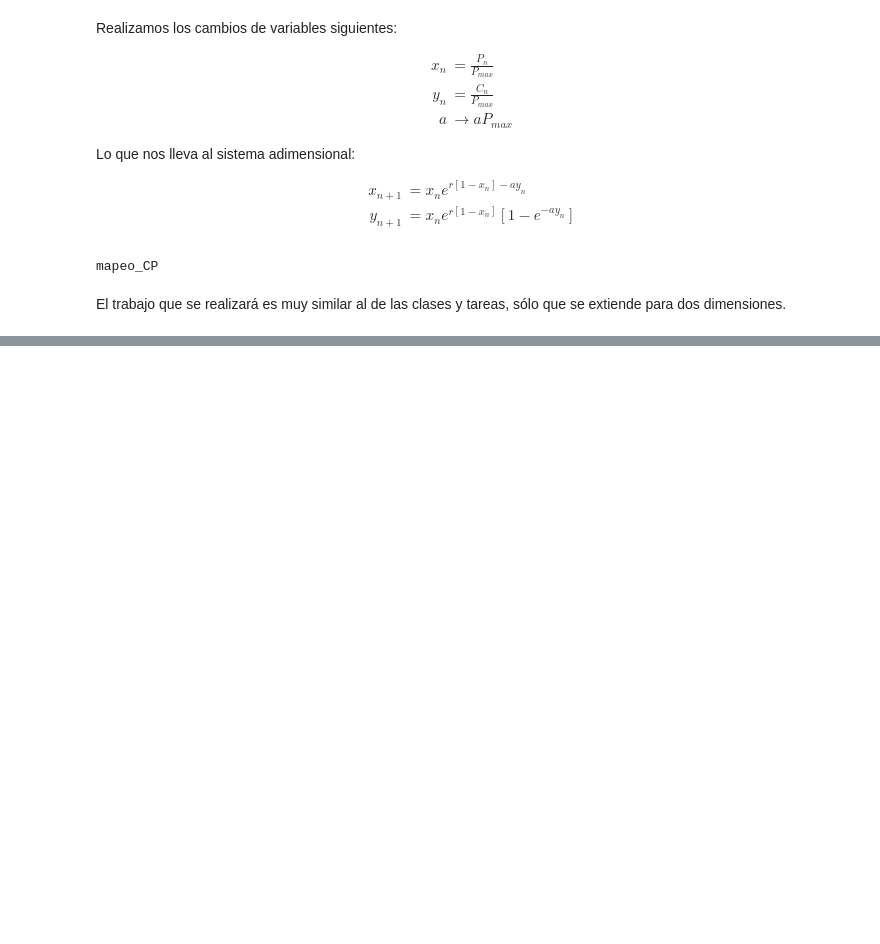
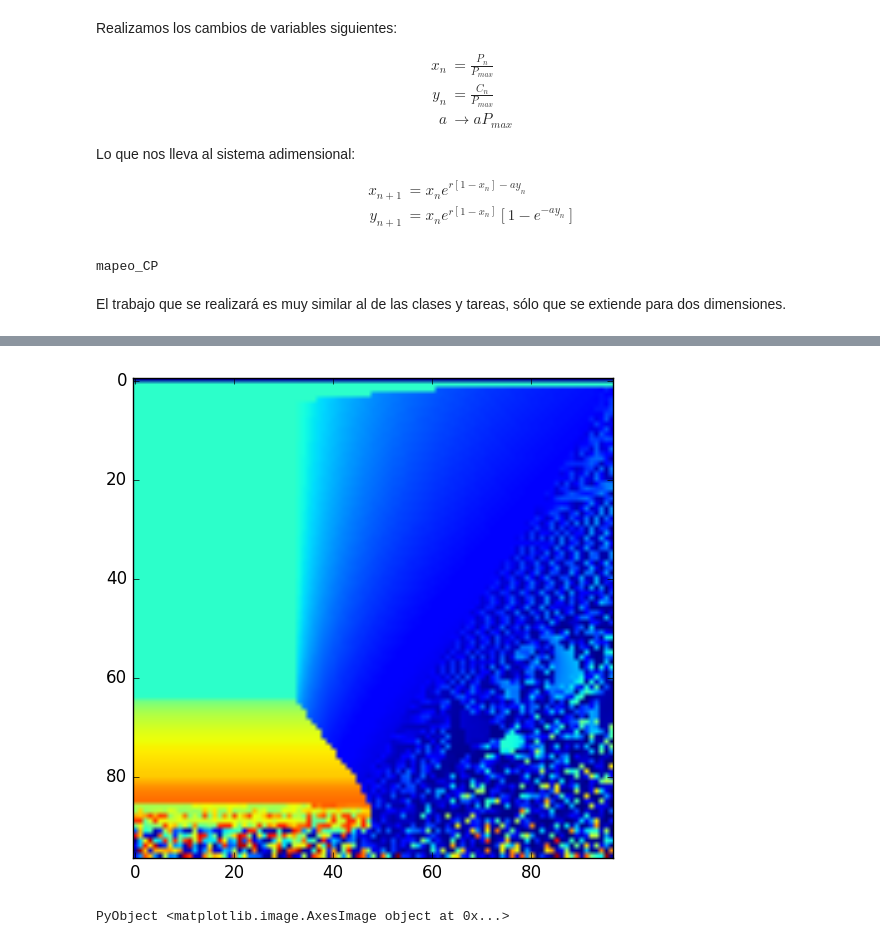
Before and after one commit to miguelraz/cursoTSdeFCII, a Jupyter notebook: Proyecto.ipynb, the cells around one changed output, grey strips where cells are left out. Saved outputs shown, nothing was run; the diff lists cells and outputs as text; code cells hidden in the pictures; blank space fills up the shorter version.

```diff
--- a/Proyecto.ipynb
+++ b/Proyecto.ipynb
@@ -94,0 +123,27 @@ mapeo_CP([5.0,3.0], 1.3, 1.0, 100000)
+# %%
+
+range = 0.0:2.0^-5:3.0
+l = length(range)
+P_max = 100.0
+x0 = [7,3]./P_max
+n = 10000
+matx = zeros(length(range),length(range))
+maty = zeros(length(range),length(range))
+
+for ai in 1:l
+    for ri in 1:l
+
+        a=range[ai]
+        r=range[ri]
+
+        x,y = mapeo_CP(x0, r, a, n)
+        matx[ri,ai] = x
+        maty[ri,ai] = y
+
+    end
+end
+# %%
+imshow(matx)
+# %% [output]
+[figure, added]
+PyObject <matplotlib.image.AxesImage object at 0x...>
```
Also changed, not shown: parts of 10 cells of this notebook.
